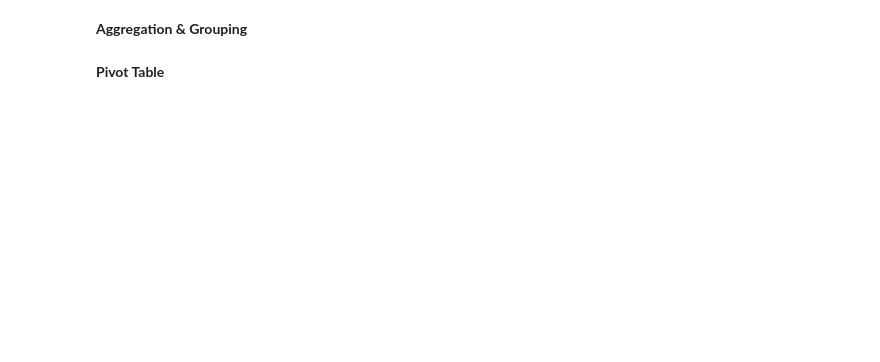
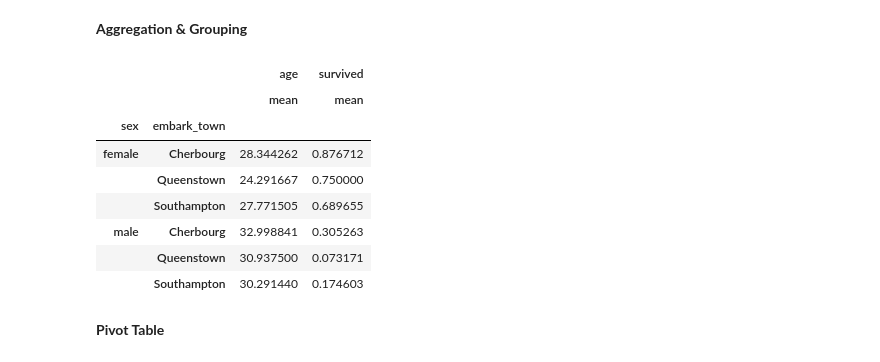
Before and after one commit to YeldaYuksel/Pandas_Python, a Jupyter notebook: Pandas-Python.ipynb, the cells around one changed output. Cells and saved outputs as stored; diff of their text form; code cells hidden in the pictures; blank space fills up the shorter version.

```diff
--- a/Pandas-Python.ipynb
+++ b/Pandas-Python.ipynb
@@ -138,22 +193,32 @@ Dataframes - Two dimensional data structure, contain index information
 # %%
 ###Group by
 
-#df["age"].mean() ##output: 29.69911764705882 --gives the mean of age
+df["age"].mean() ##output: 29.69911764705882 --gives the mean of age
 
-#df.groupby("sex")["age"].mean() ##gives the mean of age separately
+df.groupby("sex")["age"].mean() ##gives the mean of age separately
 
 
 
 ###aggregation
 
-#df.groupby("sex").agg({"age" : "mean"})
+df.groupby("sex").agg({"age" : "mean"})
 
 
 
 
 ##Group by two levels
 
-#df.groupby(["sex", "embark_town"]).agg({"age" : ["mean"], "survived": "mean"})
+df.groupby(["sex", "embark_town"]).agg({"age" : ["mean"], "survived": "mean"})
+# %% [output]
+|  |  | age | survived |
+|  |  | mean | mean |
+| sex | embark_town |  |  |
+| female | Cherbourg | 28.344262 | 0.876712 |
+|  | Queenstown | 24.291667 | 0.750000 |
+|  | Southampton | 27.771505 | 0.689655 |
+| male | Cherbourg | 32.998841 | 0.305263 |
+|  | Queenstown | 30.937500 | 0.073171 |
+|  | Southampton | 30.291440 | 0.174603 |
 # %% [markdown]
 **Pivot Table**
 # %%
```
Also changed, not shown: parts of 16 cells of this notebook.
